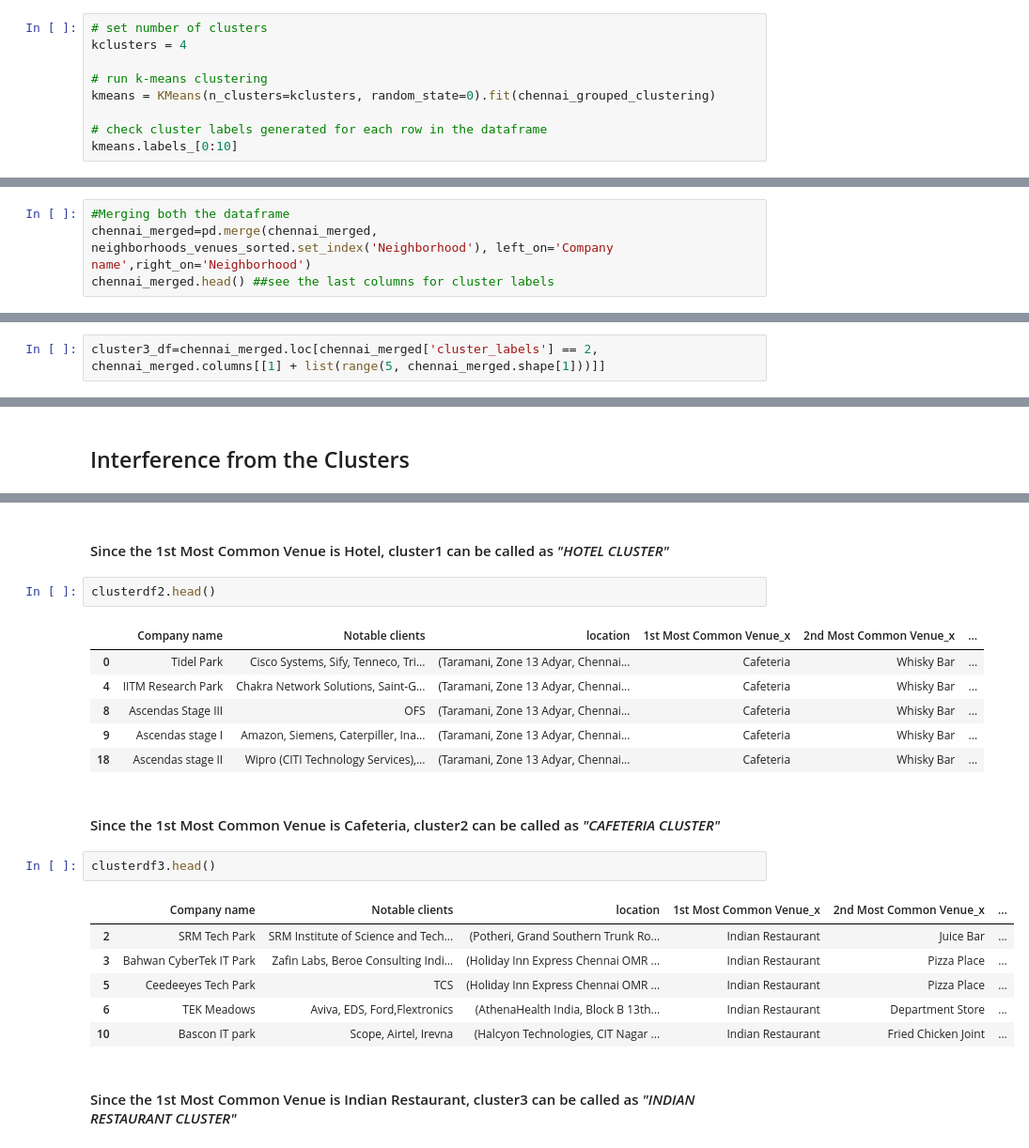
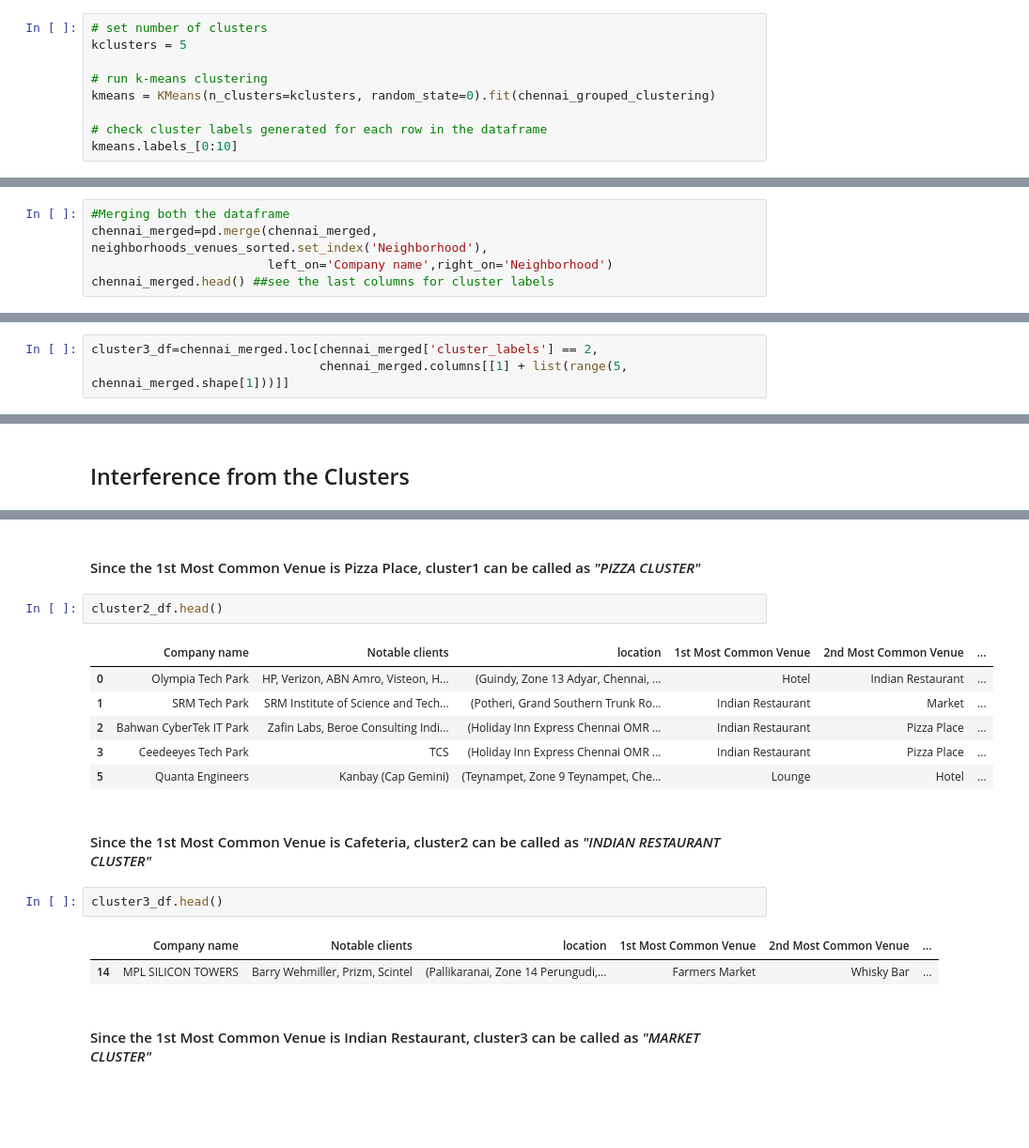
Before and after one commit to Ramsrinivas-90/-Coursera_Capstone, a Jupyter notebook: Capstone_Project_Notebook.ipynb, the cells around one changed output, grey strips where cells are left out. Shown: that part at 94% size. Cells and saved outputs as stored; diff of their text form; blank space fills up the shorter version.

```diff
--- a/Capstone_Project_Notebook.ipynb
+++ b/Capstone_Project_Notebook.ipynb
@@ -728,6 +726,6 @@ Seeing the Above Elbow Diagram we chose optimal value K as 4
 # %%
 # set number of clusters
-kclusters = 4
+kclusters = 5
 
 # run k-means clustering
 kmeans = KMeans(n_clusters=kclusters, random_state=0).fit(chennai_grouped_clustering)
@@ -787,6 +785,7 @@ neighborhoods_venues_sorted.head()
 | 4 | Ascendas stage II | Cafeteria | Whisky Bar | Coffee Shop | Hotel | ... |
 # %%
 #Merging both the dataframe
-chennai_merged=pd.merge(chennai_merged, neighborhoods_venues_sorted.set_index('Neighborhood'), left_on='Company name',right_on='Neighborhood')
+chennai_merged=pd.merge(chennai_merged, neighborhoods_venues_sorted.set_index('Neighborhood'),
+                        left_on='Company name',right_on='Neighborhood')
 chennai_merged.head() ##see the last columns for cluster labels
 # %% [output]
@@ -853,7 +850,8 @@ clusterdf2=cluster2_df[cluster2_df.columns.drop(list(cluster2_df.filter(regex='_
 # %% [markdown]
 #### Cluster 3
 # %%
-cluster3_df=chennai_merged.loc[chennai_merged['cluster_labels'] == 2, chennai_merged.columns[[1] + list(range(5, chennai_merged.shape[1]))]]
+cluster3_df=chennai_merged.loc[chennai_merged['cluster_labels'] == 2,
+                               chennai_merged.columns[[1] + list(range(5, chennai_merged.shape[1]))]]
 # %%
 ##Removing the unnecessary columns for viewing purposes
 cluster3_df.drop(['Full Address','latitude','longitude'],axis=1,inplace=True)
@@ -882,25 +885,21 @@ clusterdf1.head()
 # %% [markdown]
-#### Since the 1st Most Common Venue is Hotel, cluster1 can be called as <i>"HOTEL CLUSTER"</i>
+#### Since the 1st Most Common Venue is Pizza Place, cluster1 can be called as <i>"PIZZA CLUSTER"</i>
 # %%
-clusterdf2.head()
+cluster2_df.head()
 # %% [output]
-|  | Company name | Notable clients | location | 1st Most Common Venue_x | 2nd Most Common Venue_x | ... |
-| 0 | Tidel Park | Cisco Systems, Sify, Tenneco, Tri... | (Taramani, Zone 13 Adyar, Chennai... | Cafeteria | Whisky Bar | ... |
-| 4 | IITM Research Park | Chakra Network Solutions, Saint-G... | (Taramani, Zone 13 Adyar, Chennai... | Cafeteria | Whisky Bar | ... |
-| 8 | Ascendas Stage III | OFS | (Taramani, Zone 13 Adyar, Chennai... | Cafeteria | Whisky Bar | ... |
-| 9 | Ascendas stage I | Amazon, Siemens, Caterpiller, Ina... | (Taramani, Zone 13 Adyar, Chennai... | Cafeteria | Whisky Bar | ... |
-| 18 | Ascendas stage II | Wipro (CITI Technology Services),... | (Taramani, Zone 13 Adyar, Chennai... | Cafeteria | Whisky Bar | ... |
+|  | Company name | Notable clients | location | 1st Most Common Venue | 2nd Most Common Venue | ... |
+| 0 | Olympia Tech Park | HP, Verizon, ABN Amro, Visteon, H... | (Guindy, Zone 13 Adyar, Chennai, ... | Hotel | Indian Restaurant | ... |
+| 1 | SRM Tech Park | SRM Institute of Science and Tech... | (Potheri, Grand Southern Trunk Ro... | Indian Restaurant | Market | ... |
+| 2 | Bahwan CyberTek IT Park | Zafin Labs, Beroe Consulting Indi... | (Holiday Inn Express Chennai OMR ... | Indian Restaurant | Pizza Place | ... |
+| 3 | Ceedeeyes Tech Park | TCS | (Holiday Inn Express Chennai OMR ... | Indian Restaurant | Pizza Place | ... |
+| 5 | Quanta Engineers | Kanbay (Cap Gemini) | (Teynampet, Zone 9 Teynampet, Che... | Lounge | Hotel | ... |
 # %% [markdown]
-#### Since the 1st Most Common Venue is Cafeteria, cluster2 can be called as <i>"CAFETERIA CLUSTER"</i>
+#### Since the 1st Most Common Venue is Cafeteria, cluster2 can be called as <i>"INDIAN RESTAURANT CLUSTER"</i>
 # %%
-clusterdf3.head()
+cluster3_df.head()
 # %% [output]
-|  | Company name | Notable clients | location | 1st Most Common Venue_x | 2nd Most Common Venue_x | ... |
-| 2 | SRM Tech Park | SRM Institute of Science and Tech... | (Potheri, Grand Southern Trunk Ro... | Indian Restaurant | Juice Bar | ... |
-| 3 | Bahwan CyberTek IT Park | Zafin Labs, Beroe Consulting Indi... | (Holiday Inn Express Chennai OMR ... | Indian Restaurant | Pizza Place | ... |
-| 5 | Ceedeeyes Tech Park | TCS | (Holiday Inn Express Chennai OMR ... | Indian Restaurant | Pizza Place | ... |
-| 6 | TEK Meadows | Aviva, EDS, Ford,Flextronics | (AthenaHealth India, Block B 13th... | Indian Restaurant | Department Store | ... |
-| 10 | Bascon IT park | Scope, Airtel, Irevna | (Halcyon Technologies, CIT Nagar ... | Indian Restaurant | Fried Chicken Joint | ... |
+|  | Company name | Notable clients | location | 1st Most Common Venue | 2nd Most Common Venue | ... |
+| 14 | MPL SILICON TOWERS | Barry Wehmiller, Prizm, Scintel | (Pallikaranai, Zone 14 Perungudi,... | Farmers Market | Whisky Bar | ... |
 # %% [markdown]
-#### Since the 1st Most Common Venue is Indian Restaurant, cluster3 can be called as <i>"INDIAN RESTAURANT CLUSTER"</i>
+#### Since the 1st Most Common Venue is Indian Restaurant, cluster3 can be called as <i>"MARKET CLUSTER"</i>
 # %%
```
Also changed, not shown: parts of 34 cells of this notebook.
